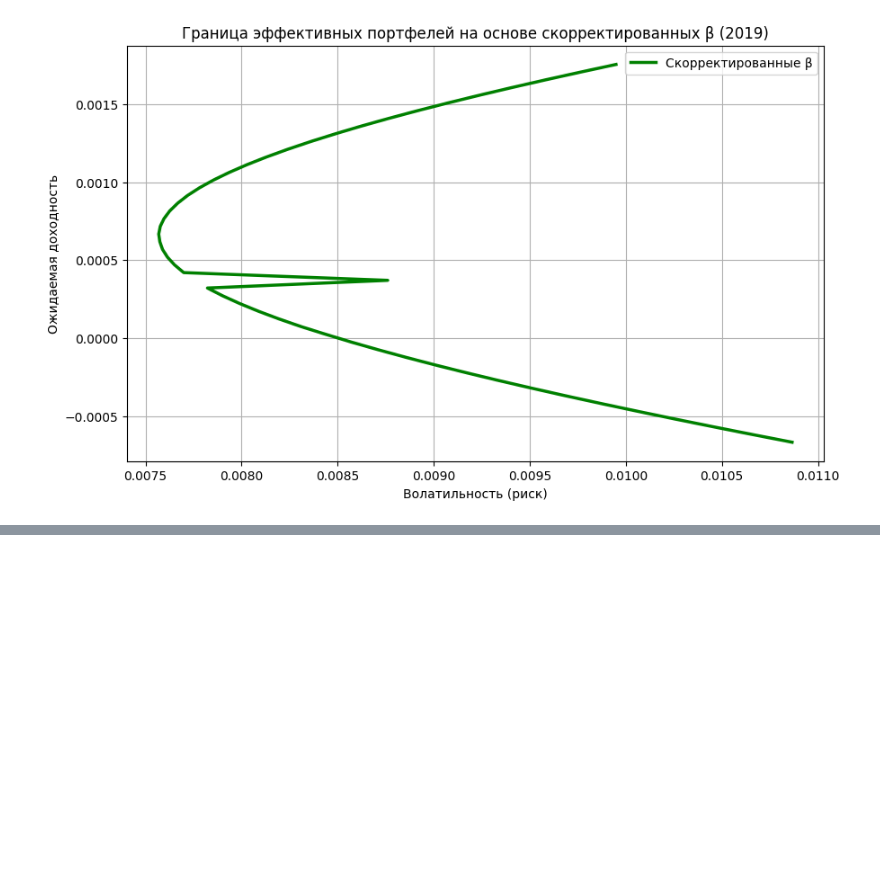
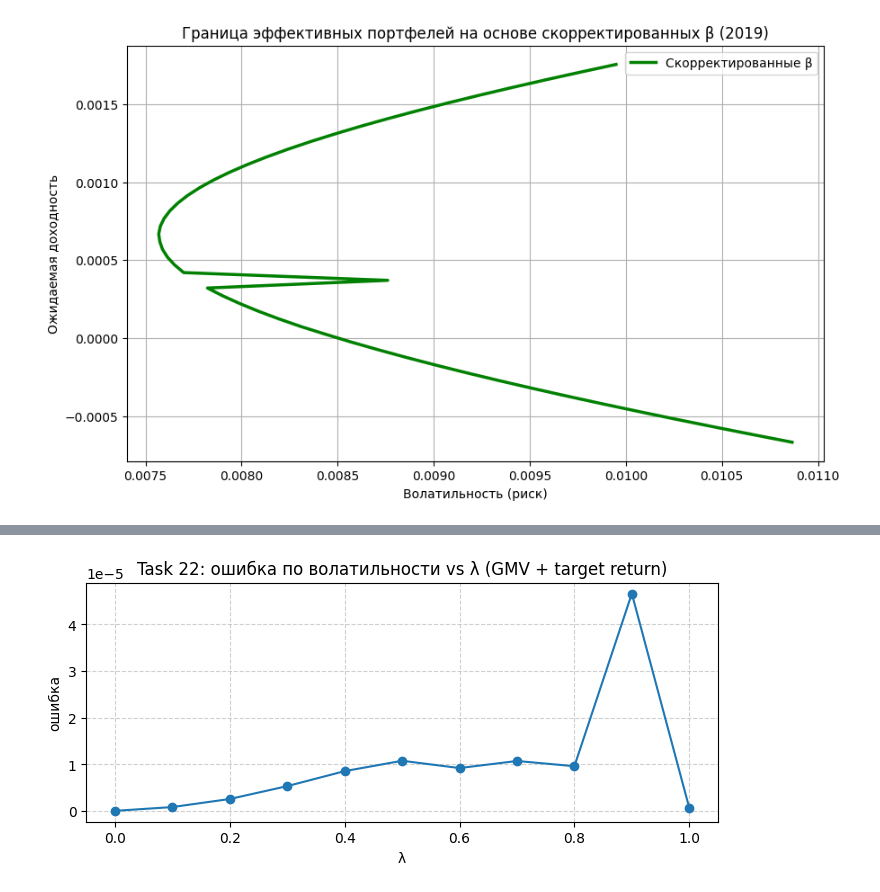
Before and after one commit to ilkonZ-deu/risk_project, a Jupyter notebook: project.ipynb, the cells around one changed output, grey strips where cells are left out. Cells and saved outputs as stored; diff of their text form; code cells hidden in the pictures; blank space fills up the shorter version.

Commit message:
all task complete; plz use pandas 3.0>

```diff
--- a/project.ipynb
+++ b/project.ipynb
@@ -2177,0 +2013,84 @@ Portfolio maximizing IS objective (lambda=2.0): Return 0.0070, Vol 0.0402
+# %%
+# Задание 22: теорема двух фондов Black (1972) — численная проверка
+print("\n--- Задание 22 (Black) ---")
+
+# --- Task 22: Black's Two-Fund Theorem (numerical verification) ---
+print("\nTask 22: теорема двух фондов Black (1972) — численная проверка")
+n_assets = len(mu_2019)
+w0_unbound = np.ones(n_assets) / n_assets
+bounds_none = [(None, None) for _ in range(n_assets)]
+
+
+def min_var_given_return(target_return):
+    """Минимум дисперсии при sum(w)=1 и w^T mu = target_return."""
+    cons = [
+        {'type': 'eq', 'fun': lambda w: np.sum(w) - 1},
+        {'type': 'eq', 'fun': lambda w, tr=target_return: np.sum(w * mu_2019) - tr},
+    ]
+    return minimize(portfolio_volatility, w0_unbound, args=(cov_2019,),
+                    method='SLSQP', bounds=bounds_none, constraints=cons)
+
+
+def verify_two_fund_pair(w_a, w_b, pair_name):
+    """Проверка: λ w_a + (1-λ) w_b на границе для λ на сетке [0,1]."""
+    lambdas = np.linspace(0, 1, 11)
+    vol_errs = []
+    w_norms = []
+    success_all = True
+    for lam in lambdas:
+        w_comb = lam * w_a + (1 - lam) * w_b
+        ret_c = np.sum(w_comb * mu_2019)
+        vol_c = portfolio_volatility(w_comb, cov_2019)
+        res_opt = min_var_given_return(ret_c)
+        if not res_opt.success:
+            success_all = False
+            print(f"  [{pair_name}] λ={lam:.2f}: оптимизатор не сошёлся: {res_opt.message}")
+        vol_opt = res_opt.fun
+        vol_errs.append(abs(vol_c - vol_opt))
+        w_norms.append(np.linalg.norm(w_comb - res_opt.x))
+    max_vol_err = max(vol_errs)
+    max_w_err = max(w_norms)
+    print(f"  [{pair_name}] max |σ_comb - σ_opt| = {max_vol_err:.2e}, max ||w_comb - w_opt|| = {max_w_err:.2e}")
+    if success_all and max_vol_err < 1e-4 and max_w_err < 1e-3:
+        print(f"  [{pair_name}] Вывод: теорема двух фондов подтверждается численно.")
+    else:
+        print(f"  [{pair_name}] Примечание: проверьте допуски или сообщения оптимизатора.")
+    fig, ax = plt.subplots(figsize=(7, 3.5))
+    ax.plot(lambdas, vol_errs, 'o-', label='|σ_comb − σ_opt|')
+    ax.set_xlabel('λ')
+    ax.set_ylabel('ошибка')
+    ax.set_title(f'Task 22: ошибка по волатильности vs λ ({pair_name})')
+    ax.grid(True, linestyle='--', alpha=0.6)
+    plt.tight_layout()
+    plt.show()
+    return max_vol_err, max_w_err
+
+
+# Пара фондов 1: GMV и портфель с целевой доходностью
+constraints_gmv = [{'type': 'eq', 'fun': lambda w: np.sum(w) - 1}]
+res_gmv = minimize(portfolio_volatility, w0_unbound, args=(cov_2019,),
+                   method='SLSQP', bounds=bounds_none, constraints=constraints_gmv)
+w_gmv = res_gmv.x
+ret_gmv = np.sum(w_gmv * mu_2019)
+print(f"GMV: success={res_gmv.success}, ret={ret_gmv:.6f}")
+
+target_ret_2 = ret_gmv + 0.05
+res_p2 = min_var_given_return(target_ret_2)
+w_p2 = res_p2.x
+print(f"Второй фонд (target return = ret_gmv+0.05): success={res_p2.success}, vol={res_p2.fun:.6f}")
+
+verify_two_fund_pair(w_gmv, w_p2, 'GMV + target return')
+
+# Пара фондов 2: две произвольные точки на границе (не GMV)
+target_lo = ret_gmv - 0.02
+target_hi = ret_gmv + 0.08
+res_lo = min_var_given_return(target_lo)
+res_hi = min_var_given_return(target_hi)
+w_lo, w_hi = res_lo.x, res_hi.x
+print(f"Фонд A (target={target_lo:.6f}): success={res_lo.success}")
+print(f"Фонд B (target={target_hi:.6f}): success={res_hi.success}")
+if res_lo.success and res_hi.success:
+    verify_two_fund_pair(w_lo, w_hi, 'две целевые доходности (не GMV)')
+else:
+    print("Пропуск второй пары: не удалось решить задачи для target_lo/target_hi.")
+# %% [output]
@@ -2177,0 +2104 @@ Portfolio maximizing IS objective (lambda=2.0): Return 0.0070, Vol 0.0402
+[figure, added]
```
Also changed, not shown: parts of 10 cells of this notebook, 11 other files.
